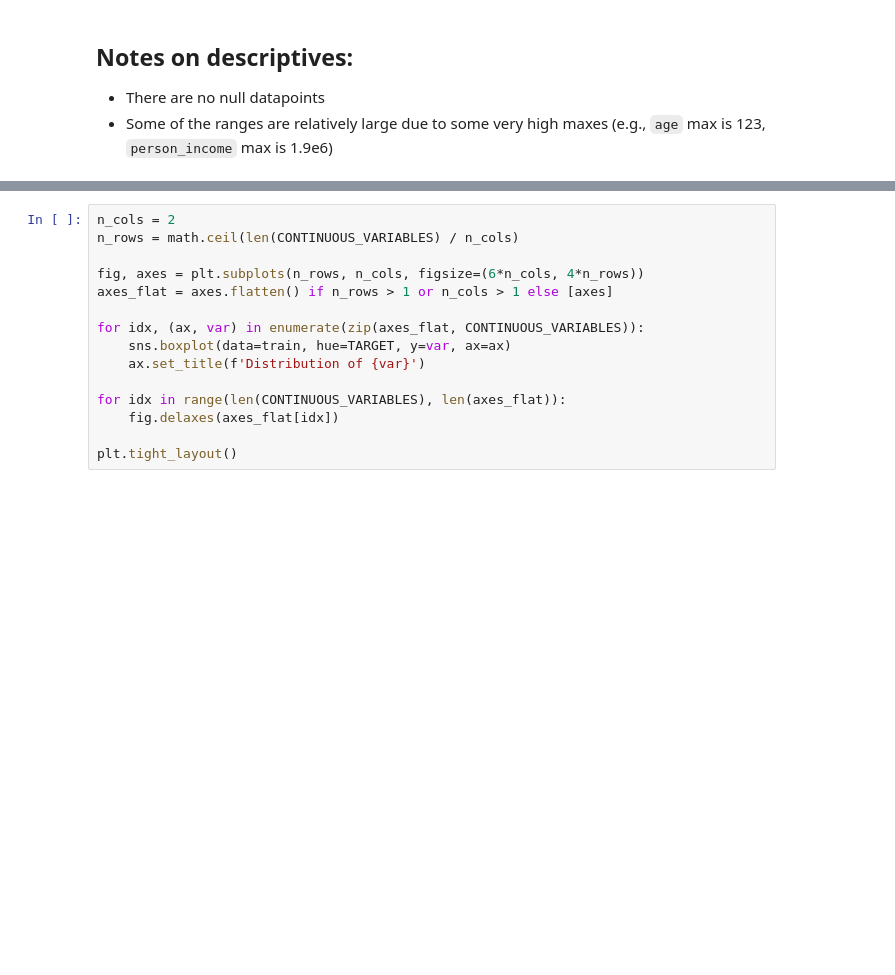
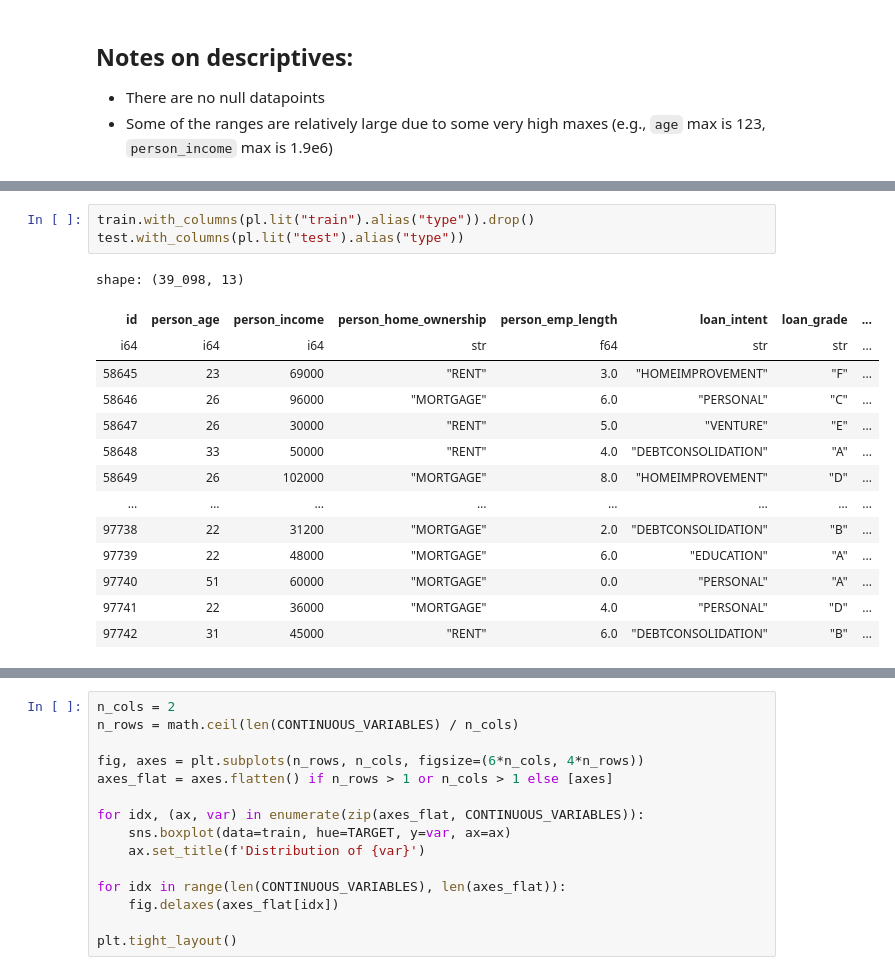
Before and after one commit to rbudnar/LoanApprovalPrediction, a Jupyter notebook: notebooks/eda.ipynb, the cells around one changed output, grey strips where cells are left out. Drawn from its saved outputs; the diff is of its cells as text; blank space fills up the shorter version.

```diff
--- a/notebooks/eda.ipynb
+++ b/notebooks/eda.ipynb
@@ -85,0 +88,18 @@ sns.boxplot(data=train.unpivot(index=[TARGET], on=CONTINUOUS_VARIABLES), hue=TAR
+# %%
+train.with_columns(pl.lit("train").alias("type")).drop()
+test.with_columns(pl.lit("test").alias("type"))
+# %% [output]
+shape: (39_098, 13)
+| id | person_age | person_income | person_home_ownership | person_emp_length | loan_intent | loan_grade | ... |
+| i64 | i64 | i64 | str | f64 | str | str | ... |
+| 58645 | 23 | 69000 | "RENT" | 3.0 | "HOMEIMPROVEMENT" | "F" | ... |
+| 58646 | 26 | 96000 | "MORTGAGE" | 6.0 | "PERSONAL" | "C" | ... |
+| 58647 | 26 | 30000 | "RENT" | 5.0 | "VENTURE" | "E" | ... |
+| 58648 | 33 | 50000 | "RENT" | 4.0 | "DEBTCONSOLIDATION" | "A" | ... |
+| 58649 | 26 | 102000 | "MORTGAGE" | 8.0 | "HOMEIMPROVEMENT" | "D" | ... |
+| … | … | … | … | … | … | … | ... |
+| 97738 | 22 | 31200 | "MORTGAGE" | 2.0 | "DEBTCONSOLIDATION" | "B" | ... |
+| 97739 | 22 | 48000 | "MORTGAGE" | 6.0 | "EDUCATION" | "A" | ... |
+| 97740 | 51 | 60000 | "MORTGAGE" | 0.0 | "PERSONAL" | "A" | ... |
+| 97741 | 22 | 36000 | "MORTGAGE" | 4.0 | "PERSONAL" | "D" | ... |
+| 97742 | 31 | 45000 | "RENT" | 6.0 | "DEBTCONSOLIDATION" | "B" | ... |
```
Also changed, not shown: parts of 4 cells of this notebook, 4 other files.
